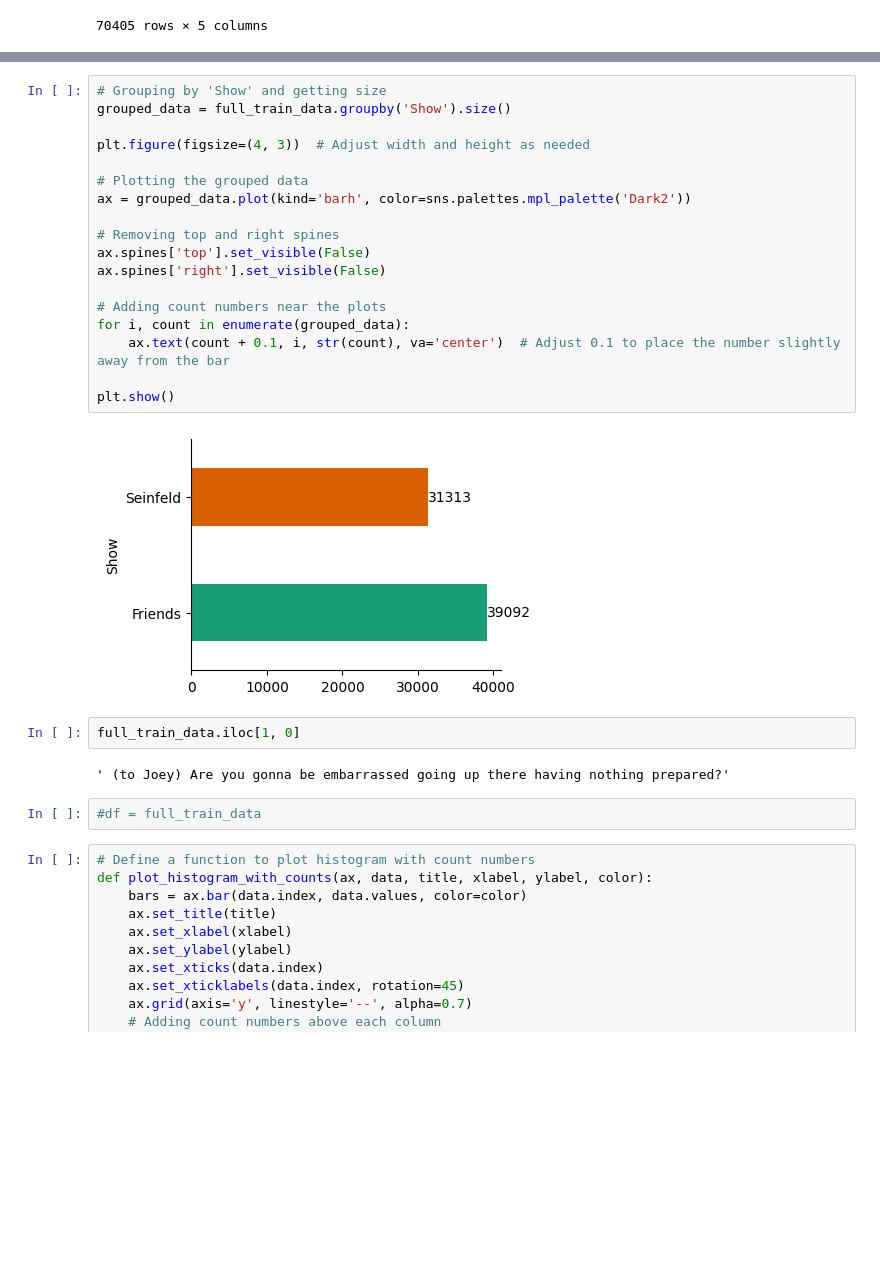
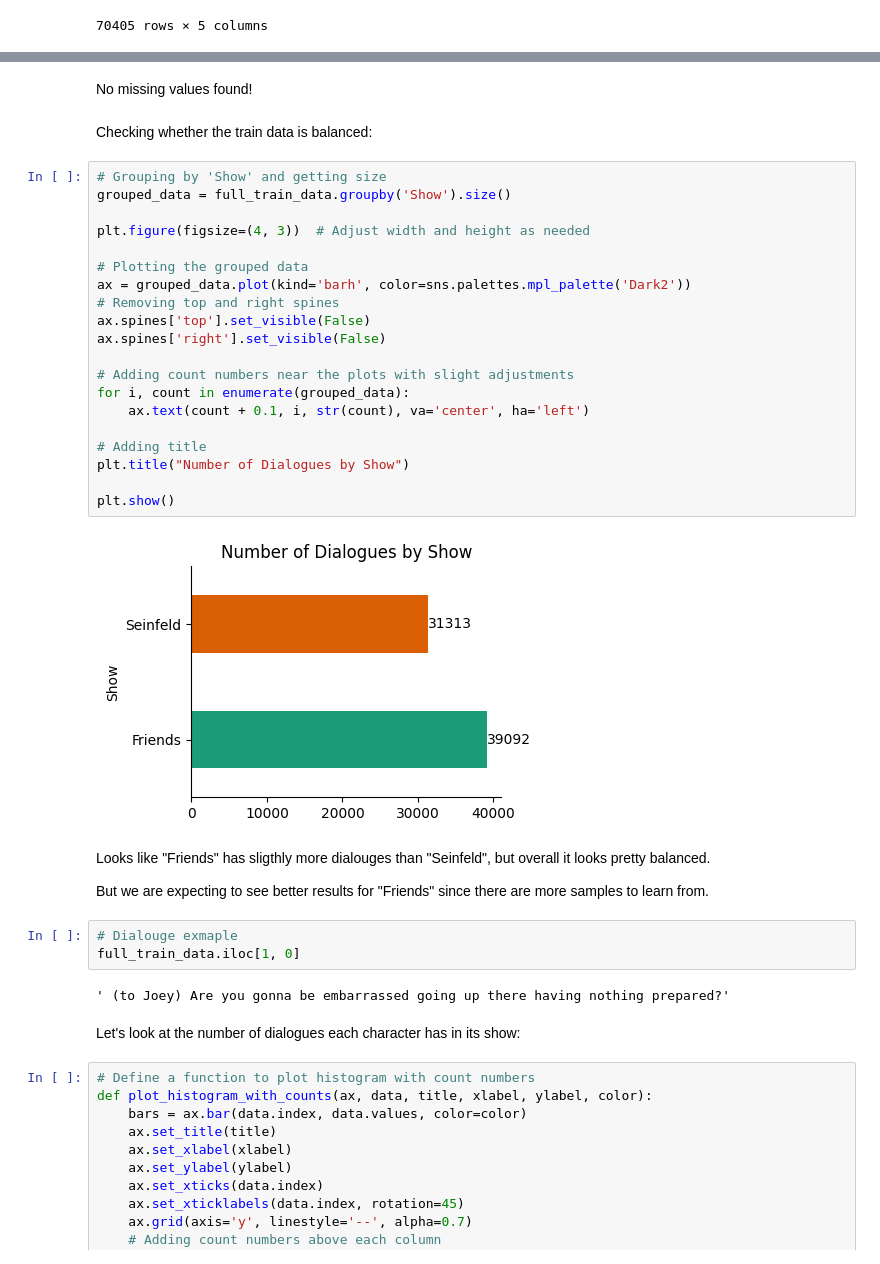
Before and after one commit to EitanBakirov/advanced-ml-dl-course, a Jupyter notebook: Assignment II - NLP/Assignment_II_Group_4.ipynb, the cells around one changed output, grey strips where cells are left out. Cells and saved outputs as stored; diff of their text form; blank space fills up the shorter version.

```diff
--- a/Assignment II - NLP/Assignment_II_Group_4.ipynb
+++ b/Assignment II - NLP/Assignment_II_Group_4.ipynb
@@ -126,29 +163,40 @@ dtype: int64
+# %% [markdown]
+No missing values found!
+# %% [markdown]
+Checking whether the train data is balanced:
 # %%
 # Grouping by 'Show' and getting size
 grouped_data = full_train_data.groupby('Show').size()
 
 plt.figure(figsize=(4, 3))  # Adjust width and height as needed
 
 # Plotting the grouped data
 ax = grouped_data.plot(kind='barh', color=sns.palettes.mpl_palette('Dark2'))
-
 # Removing top and right spines
 ax.spines['top'].set_visible(False)
 ax.spines['right'].set_visible(False)
 
-# Adding count numbers near the plots
+# Adding count numbers near the plots with slight adjustments
 for i, count in enumerate(grouped_data):
-    ax.text(count + 0.1, i, str(count), va='center')  # Adjust 0.1 to place the number slightly away from the bar
+    ax.text(count + 0.1, i, str(count), va='center', ha='left')
+
+# Adding title
+plt.title("Number of Dialogues by Show")
 
 plt.show()
 # %% [output]
-[figure, old version]
+[figure, new version]
+# %% [markdown]
+Looks like "Friends" has sligthly more dialouges than "Seinfeld", but overall it looks pretty balanced.
+
+But we are expecting to see better results for "Friends" since there are more samples to learn from.
 # %%
+# Dialouge exmaple
 full_train_data.iloc[1, 0]
 # %% [output]
 ' (to Joey) Are you gonna be embarrassed going up there having nothing prepared?'
-# %%
-#df = full_train_data
+# %% [markdown]
+Let's look at the number of dialogues each character has in its show:
 # %%
 # Define a function to plot histogram with count numbers
 def plot_histogram_with_counts(ax, data, title, xlabel, ylabel, color):
```
Also changed, not shown: parts of 35 cells of this notebook.
